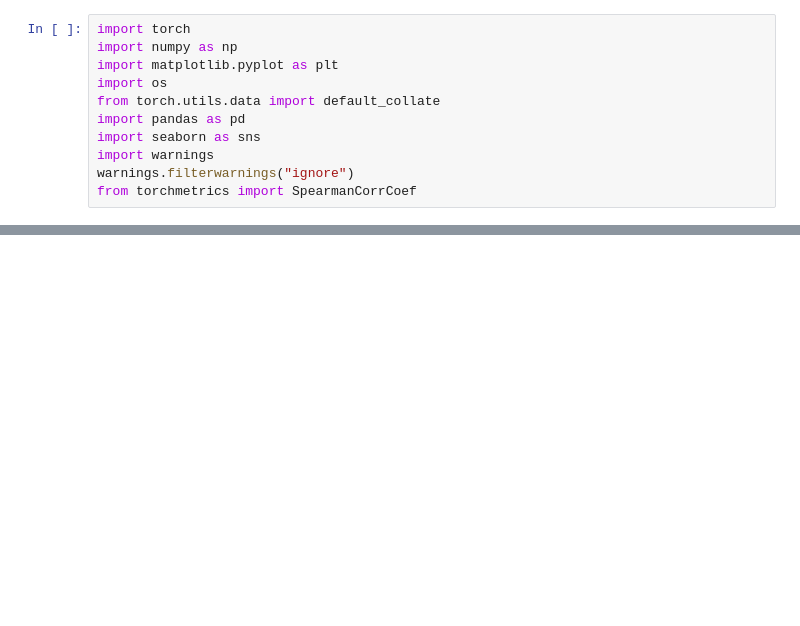
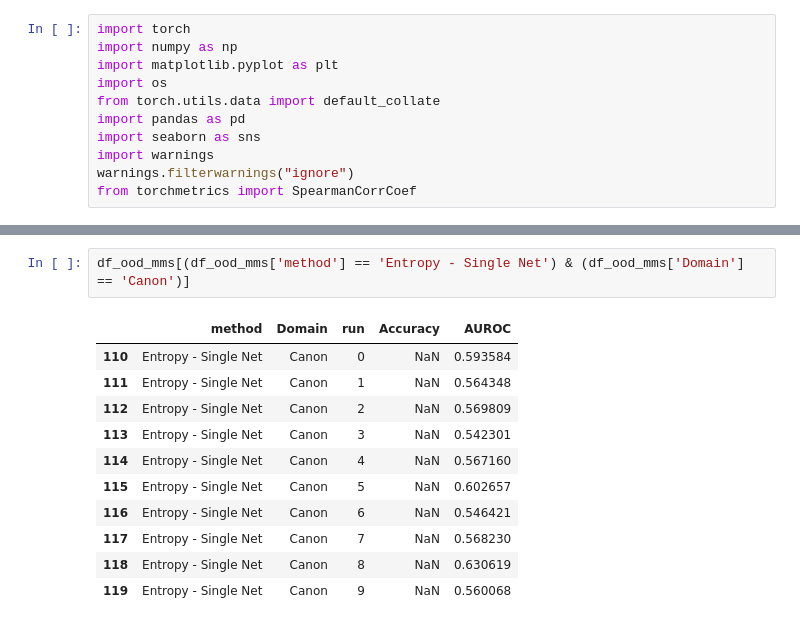
Before and after one commit to MedVisBonn/Segmentation-Distortion, a Jupyter notebook: src/demos/figure4.ipynb, the cells around one changed output, grey strips where cells are left out. Cells and saved outputs as stored; diff of their text form; blank space fills up the shorter version.

```diff
--- a/src/demos/figure4.ipynb
+++ b/src/demos/figure4.ipynb
@@ -99,0 +81,14 @@ fig.savefig("../../results-tmp/results/eval/mms_ood.jpg", bbox_inches='tight', d
+# %%
+df_ood_mms[(df_ood_mms['method'] == 'Entropy - Single Net') & (df_ood_mms['Domain'] == 'Canon')]
+# %% [output]
+|  | method | Domain | run | Accuracy | AUROC |
+| 110 | Entropy - Single Net | Canon | 0 | NaN | 0.593584 |
+| 111 | Entropy - Single Net | Canon | 1 | NaN | 0.564348 |
+| 112 | Entropy - Single Net | Canon | 2 | NaN | 0.569809 |
+| 113 | Entropy - Single Net | Canon | 3 | NaN | 0.542301 |
+| 114 | Entropy - Single Net | Canon | 4 | NaN | 0.567160 |
+| 115 | Entropy - Single Net | Canon | 5 | NaN | 0.602657 |
+| 116 | Entropy - Single Net | Canon | 6 | NaN | 0.546421 |
+| 117 | Entropy - Single Net | Canon | 7 | NaN | 0.568230 |
+| 118 | Entropy - Single Net | Canon | 8 | NaN | 0.630619 |
+| 119 | Entropy - Single Net | Canon | 9 | NaN | 0.560068 |
```
Also changed, not shown: parts of 9 cells of this notebook, 11 other files.
